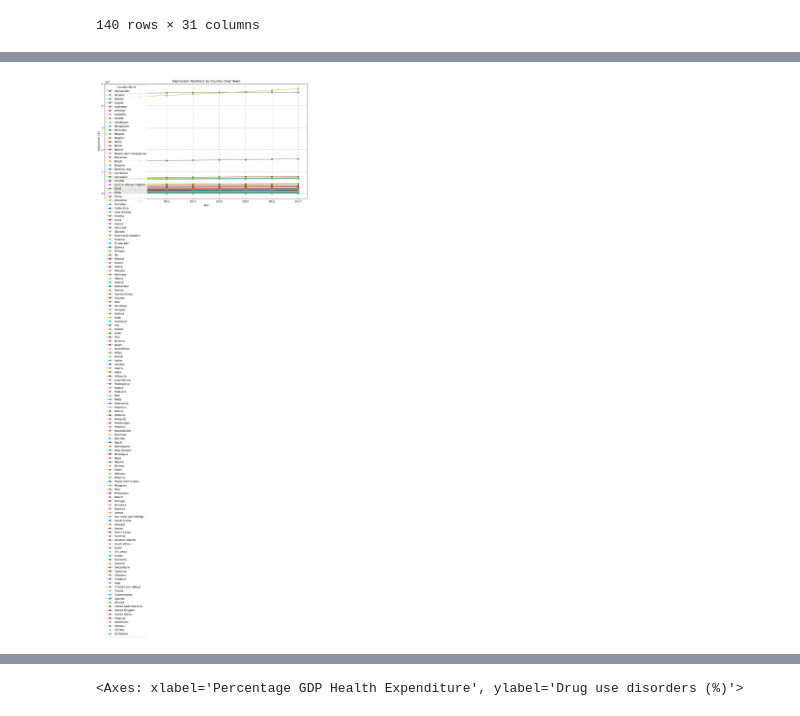
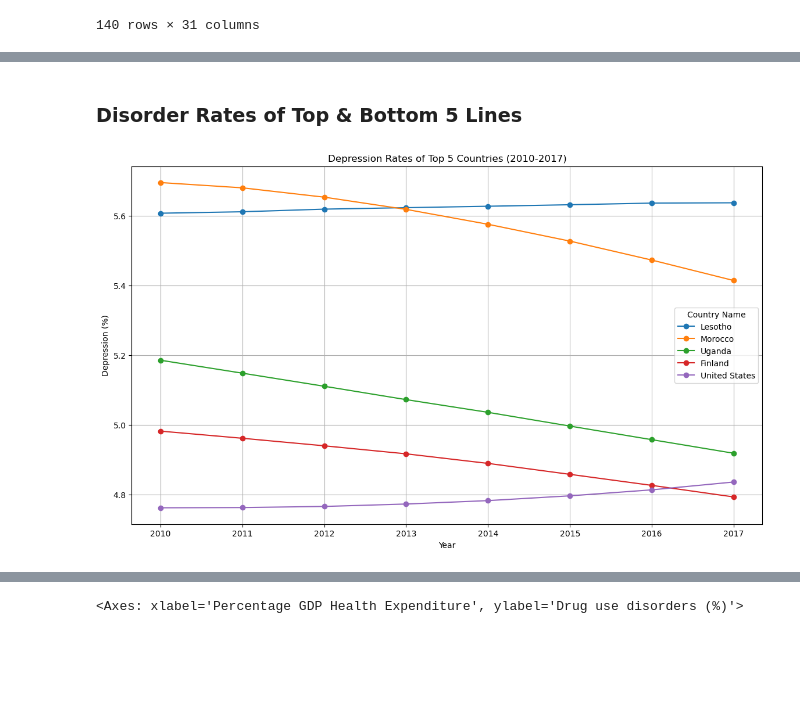
Before and after one commit to AaronCMC/Project_1, a Jupyter notebook: AaronCMC/ACMC Test.ipynb, the cells around one changed output, grey strips where cells are left out. Cells and saved outputs as stored; diff of their text form; code cells hidden in the pictures; blank space fills up the shorter version.

Commit message:
Output PNGs, WHO Dataset indorporation examples, Line Graphs, Linear Regressions

```diff
--- a/AaronCMC/ACMC Test.ipynb
+++ b/AaronCMC/ACMC Test.ipynb
@@ -597,14 +592,24 @@ Depression_pivot_df
+# %% [markdown]
+### Disorder Rates of Top & Bottom 5 Lines
+# %%
+Depression_Rate_by_Country = Macro_Disorder_ext_df[['Country Name', 'Year', 'Depression (%)']]
+Depression_pivot_df = Depression_Rate_by_Country.pivot(index="Year", columns="Country Name", values="Depression (%)")
+Top_Depression_pivot_df = Depression_pivot_df[["Lesotho", "Morocco", "Uganda", "Finland", "United States"]]
+Bottom_Depression_pivot_df = Depression_pivot_df[["Albania", "Colombia", "Peru", "Poland", "Myanmar"]]
 # %%
 plt.figure(figsize=(14, 8))
-for country in Depression_pivot_df.columns:
-    plt.plot(Depression_pivot_df.index, Depression_pivot_df[country], marker='o', label=country)
+for country in Top_Depression_pivot_df.columns:
+    plt.plot(Top_Depression_pivot_df.index, Top_Depression_pivot_df[country], marker='o', label=country)
 
-plt.title('Depression Numbers by Country Over Years')
+plt.title('Depression Rates of Top 5 Countries (2010-2017)')
 plt.xlabel('Year')
-plt.ylabel('Depression (#)')
-plt.xticks(Depression_pivot_df.index)
+plt.ylabel('Depression (%)')
+plt.xticks(Top_Depression_pivot_df.index)
 plt.legend(title='Country Name')
 plt.grid()
+
+plt.savefig("Output_PNG/Top_Depression_Line.png")
+
 plt.show()
 # %% [output]
-[figure, old version]
+[figure, new version]
```
Also changed, not shown: parts of 38 cells of this notebook, 20 other files.
